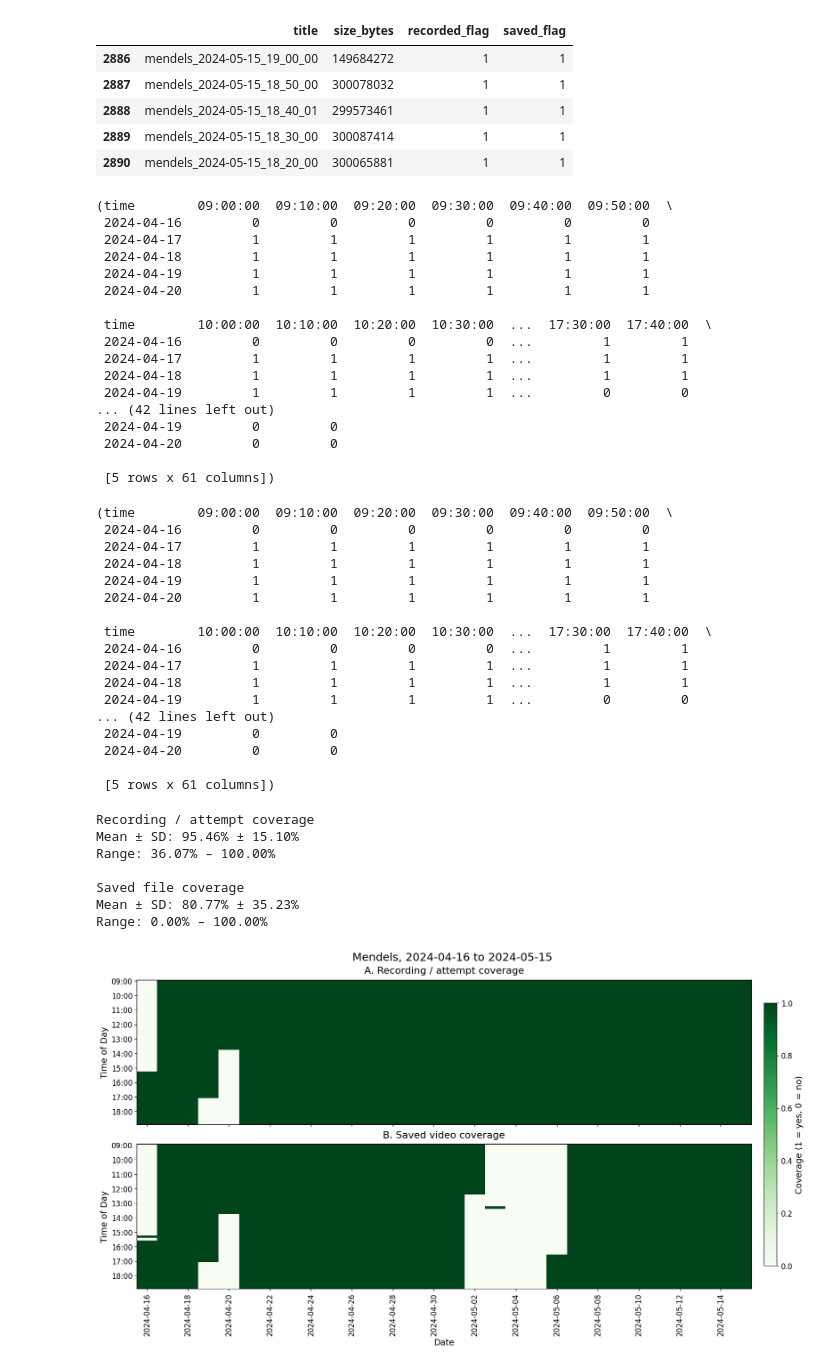
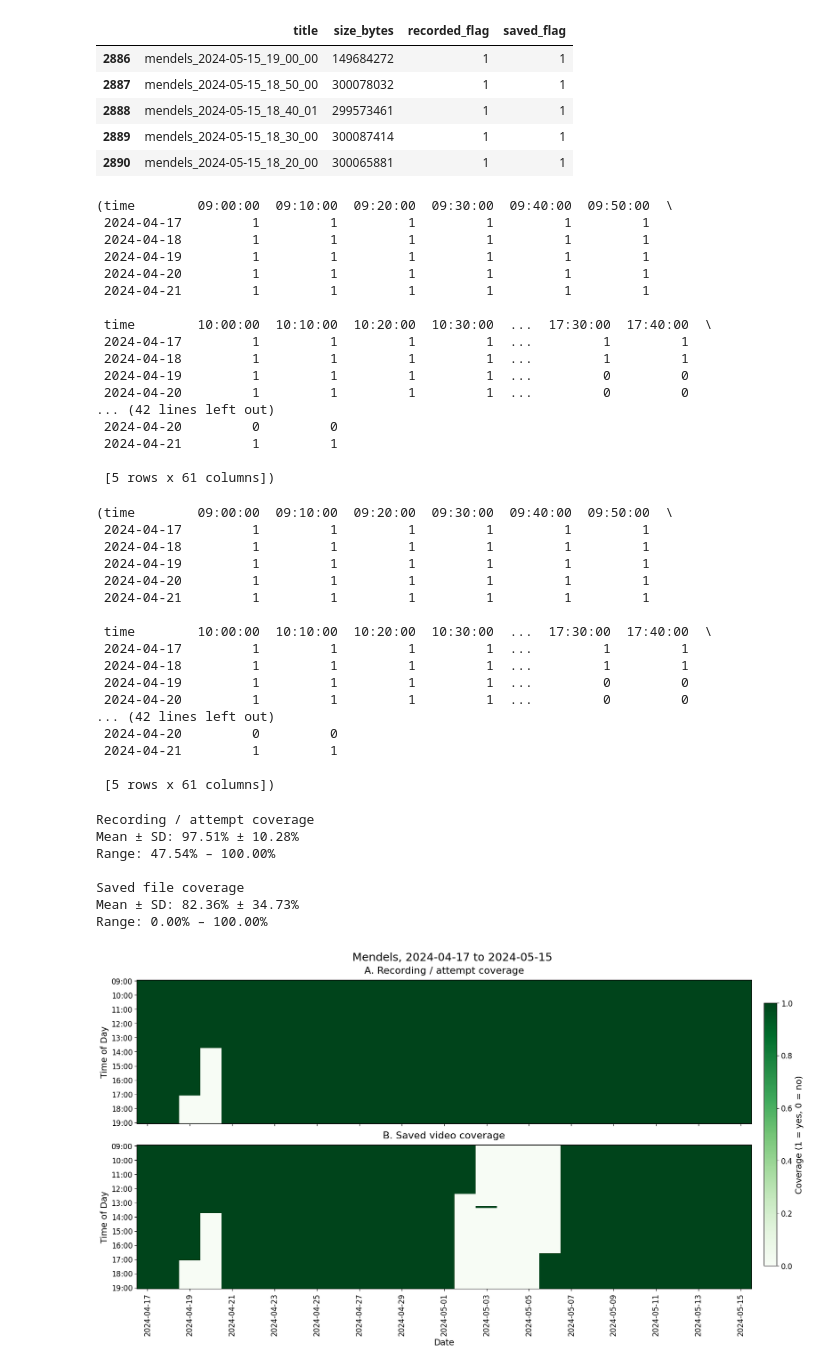
Before and after one commit to eai6/BeeMonitor, a Jupyter notebook: research/hardware_evaluation.ipynb, the cells around one changed output. Cells and saved outputs as stored; diff of their text form; code cells hidden in the pictures.

Commit message:
added unit and improve date window consistency

```diff
--- a/research/hardware_evaluation.ipynb
+++ b/research/hardware_evaluation.ipynb
@@ -3,7 +3,7 @@ import pandas as pd
 import matplotlib.pyplot as plt
 
 # Load your CSV
-df = pd.read_csv("data/video_filenames.csv")  # change path if needed
+df = pd.read_csv("research_data/video_filenames.csv")  # change path if needed
 
 # Parse datetime
 df['recorded_at'] = pd.to_datetime(df['recorded_at'], utc=True)
@@ -19,7 +19,7 @@ df = df[(df['site'] == 'mendels') & (df['status'] == 'ready')].copy()
 df['recorded_local'] = df['recorded_at'].dt.tz_localize(None)
 
 # 🔥 Filter: Release 1 ONLY (exclude May 16 collection day)
-start_date = pd.Timestamp("2024-04-16")
+start_date = pd.Timestamp("2024-04-17")
 end_date   = pd.Timestamp("2024-05-15")
 
 df = df[
@@ -94,20 +94,20 @@ saved_cov = (
 recording_cov.head(), saved_cov.head()
 # %% [output]
 (time        09:00:00  09:10:00  09:20:00  09:30:00  09:40:00  09:50:00  \
- 2024-04-16         0         0         0         0         0         0
  2024-04-17         1         1         1         1         1         1
  2024-04-18         1         1         1         1         1         1
  2024-04-19         1         1         1         1         1         1
  2024-04-20         1         1         1         1         1         1
+ 2024-04-21         1         1         1         1         1         1
 
  time        10:00:00  10:10:00  10:20:00  10:30:00  ...  17:30:00  17:40:00  \
- 2024-04-16         0         0         0         0  ...         1         1
  2024-04-17         1         1         1         1  ...         1         1
  2024-04-18         1         1         1         1  ...         1         1
  2024-04-19         1         1         1         1  ...         0         0
+ 2024-04-20         1         1         1         1  ...         0         0
 ... (42 lines left out)
- 2024-04-19         0         0
  2024-04-20         0         0
+ 2024-04-21         1         1
 
  [5 rows x 61 columns])
 # %%
@@ -144,20 +144,20 @@ saved_cov = (
 recording_cov.head(), saved_cov.head()
 # %% [output]
 (time        09:00:00  09:10:00  09:20:00  09:30:00  09:40:00  09:50:00  \
- 2024-04-16         0         0         0         0         0         0
  2024-04-17         1         1         1         1         1         1
  2024-04-18         1         1         1         1         1         1
  2024-04-19         1         1         1         1         1         1
  2024-04-20         1         1         1         1         1         1
+ 2024-04-21         1         1         1         1         1         1
 
  time        10:00:00  10:10:00  10:20:00  10:30:00  ...  17:30:00  17:40:00  \
- 2024-04-16         0         0         0         0  ...         1         1
  2024-04-17         1         1         1         1  ...         1         1
  2024-04-18         1         1         1         1  ...         1         1
  2024-04-19         1         1         1         1  ...         0         0
+ 2024-04-20         1         1         1         1  ...         0         0
 ... (42 lines left out)
- 2024-04-19         0         0
  2024-04-20         0         0
+ 2024-04-21         1         1
 
  [5 rows x 61 columns])
 # %%
@@ -175,11 +175,11 @@ print(f"Mean ± SD: {saved_pct.mean():.2f}% ± {saved_pct.std():.2f}%")
 print(f"Range: {saved_pct.min():.2f}% – {saved_pct.max():.2f}%")
 # %% [output]
 Recording / attempt coverage
-Mean ± SD: 95.46% ± 15.10%
-Range: 36.07% – 100.00%
+Mean ± SD: 97.51% ± 10.28%
+Range: 47.54% – 100.00%
 
 Saved file coverage
-Mean ± SD: 80.77% ± 35.23%
+Mean ± SD: 82.36% ± 34.73%
 Range: 0.00% – 100.00%
 # %%
 import matplotlib.pyplot as plt
@@ -217,32 +217,32 @@ for ax, (cov, title) in zip(axes, panels):
     ax.set_title(title, pad=10)
     ax.set_ylabel("Time of Day")
 
     # Hourly ticks only
     hourly_positions = [i for i, t in enumerate(time_slots) if t.minute == 0]
     hourly_labels = [t.strftime("%H:%M") for t in time_slots if t.minute == 0]
 
     ax.set_yticks(hourly_positions)
     ax.set_yticklabels(hourly_labels)
 
 # Reduce x tick density (every 2 days)
 tick_idx = np.arange(0, len(full_dates), 2)
 axes[-1].set_xticks(tick_idx)
 axes[-1].set_xticklabels(
     [full_dates[i].strftime("%Y-%m-%d") for i in tick_idx],
     rotation=90
 )
 axes[-1].set_xlabel("Date")
 
 # Shared colorbar (clean placement)
 cbar = fig.colorbar(im, ax=axes, location="right", shrink=0.85, pad=0.02)
 cbar.set_label("Coverage (1 = yes, 0 = no)")
 
 # Main title
 fig.suptitle(
-    "Mendels, 2024-04-16 to 2024-05-15",
+    "Mendels, 2024-04-17 to 2024-05-15",
     fontsize=18
 )
 
 plt.show()
 # %% [output]
-[figure, old version]
+[figure, new version]
```
Also changed, not shown: 9 other files.
